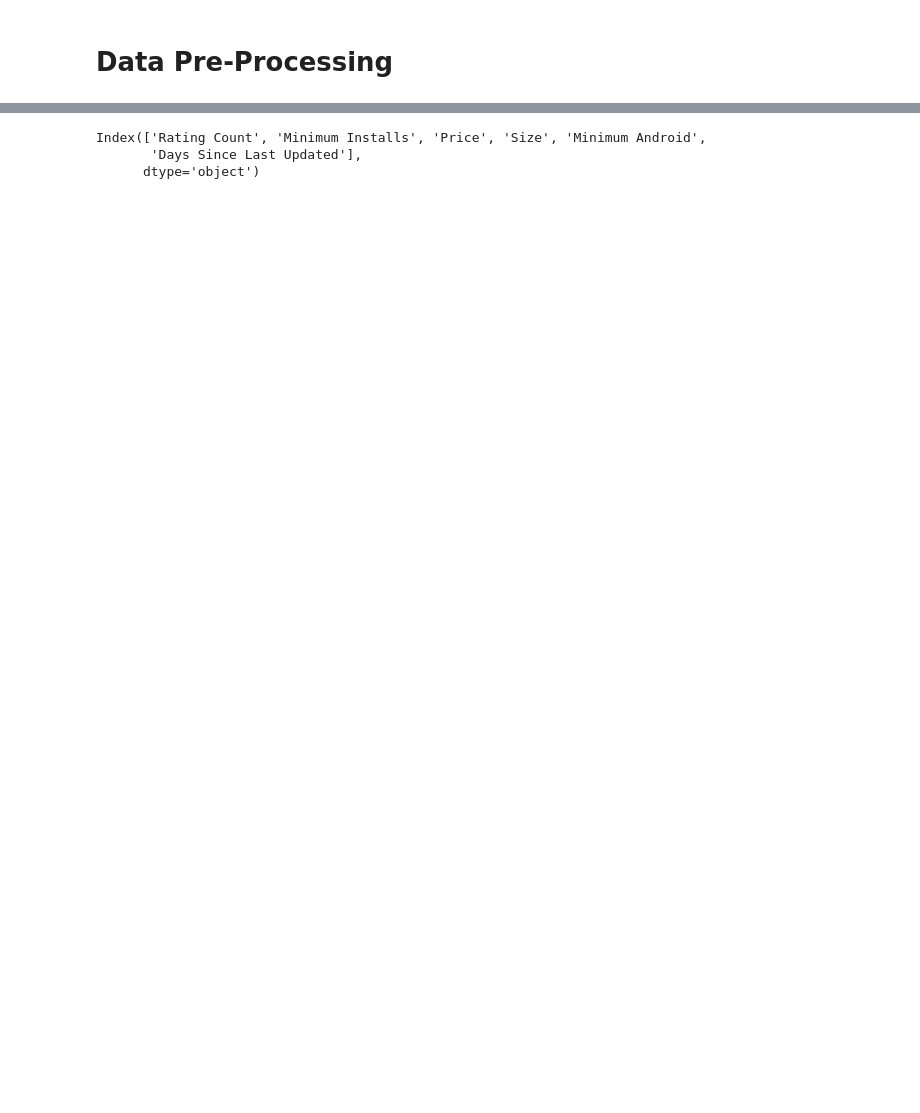
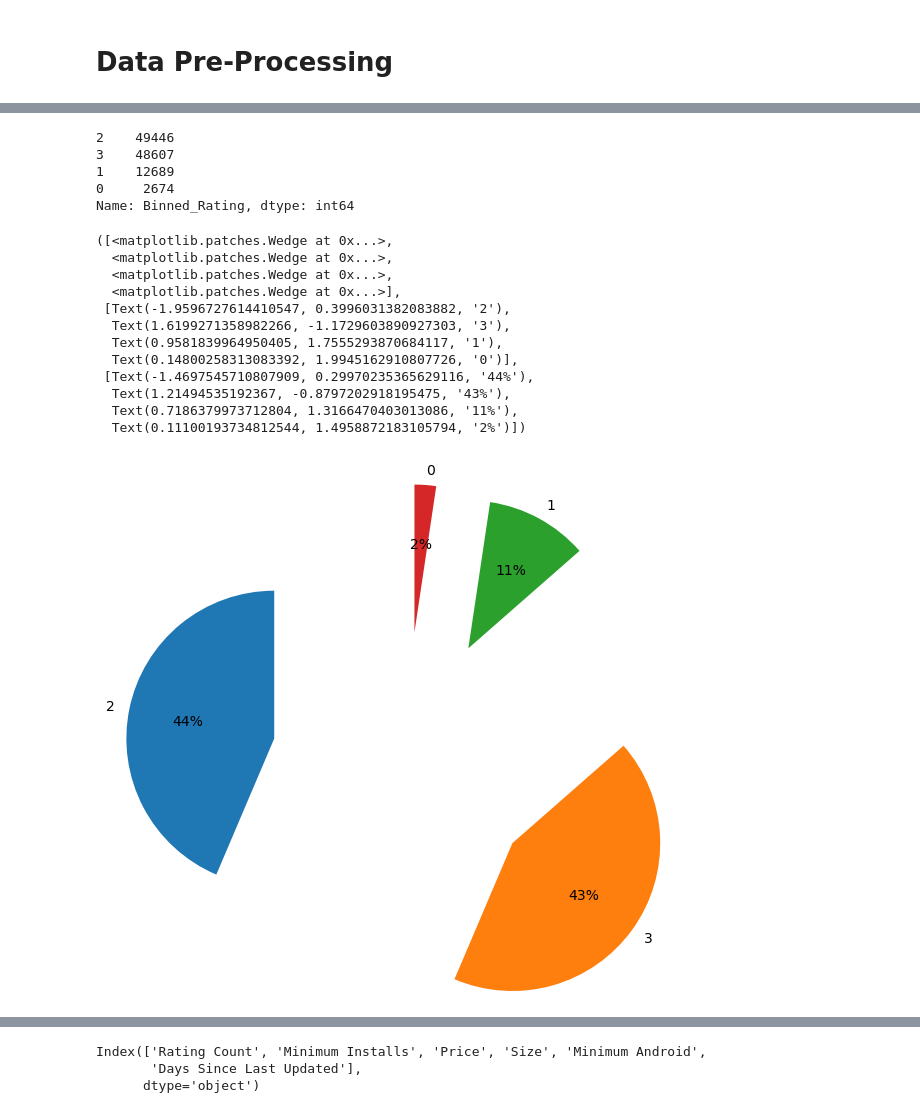
Before and after one commit to HassanHaider1212/GoogleAppsRatingPredictor, a Jupyter notebook: RatingsPredictorEEL/data/model_training.ipynb, the cells around one changed output, grey strips where cells are left out. Drawn from its saved outputs; the diff is of its cells as text; code cells hidden in the pictures; blank space fills up the shorter version.

```diff
--- a/RatingsPredictorEEL/data/model_training.ipynb
+++ b/RatingsPredictorEEL/data/model_training.ipynb
@@ -43,0 +155,25 @@ new_df
+# %%
+new_df['Binned_Rating'].value_counts()
+# %% [output]
+2    49446
+3    48607
+1    12689
+0     2674
+Name: Binned_Rating, dtype: int64
+# %%
+explode=(0.9,0.9,0.9,0.9)
+plt.pie(new_df['Binned_Rating'].value_counts(), labels=new_df['Binned_Rating'].value_counts().index, autopct='%1.0f%%', startangle=90,explode=explode)
+# %% [output]
+([<matplotlib.patches.Wedge at 0x...>,
+  <matplotlib.patches.Wedge at 0x...>,
+  <matplotlib.patches.Wedge at 0x...>,
+  <matplotlib.patches.Wedge at 0x...>],
+ [Text(-1.9596727614410547, 0.3996031382083882, '2'),
+  Text(1.6199271358982266, -1.1729603890927303, '3'),
+  Text(0.9581839964950405, 1.7555293870684117, '1'),
+  Text(0.14800258313083392, 1.9945162910807726, '0')],
+ [Text(-1.4697545710807909, 0.29970235365629116, '44%'),
+  Text(1.21494535192367, -0.8797202918195475, '43%'),
+  Text(0.7186379973712804, 1.3166470403013086, '11%'),
+  Text(0.11100193734812544, 1.4958872183105794, '2%')])
+[figure, added]
```
Also changed, not shown: parts of 68 cells of this notebook.
